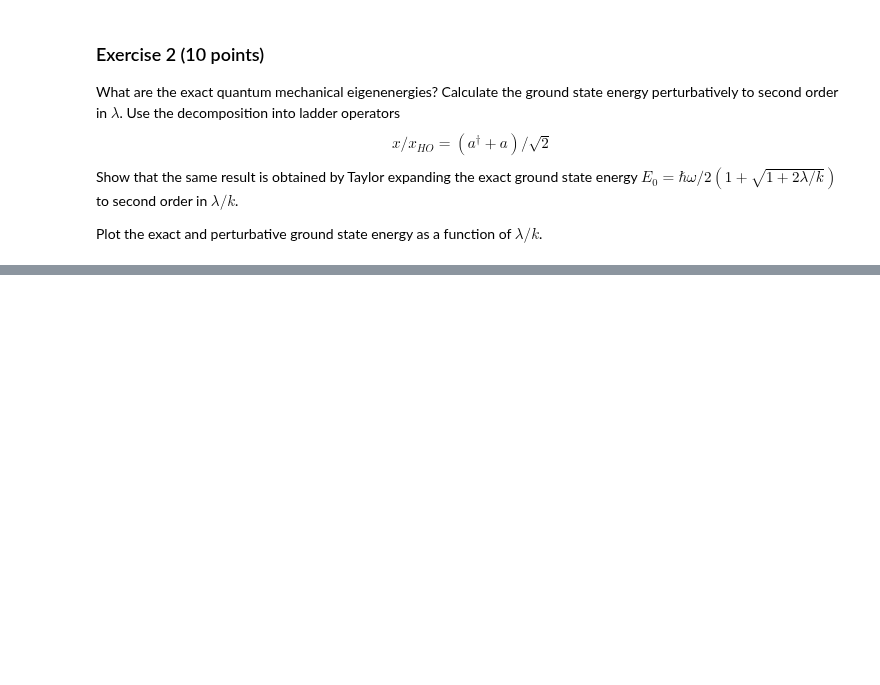
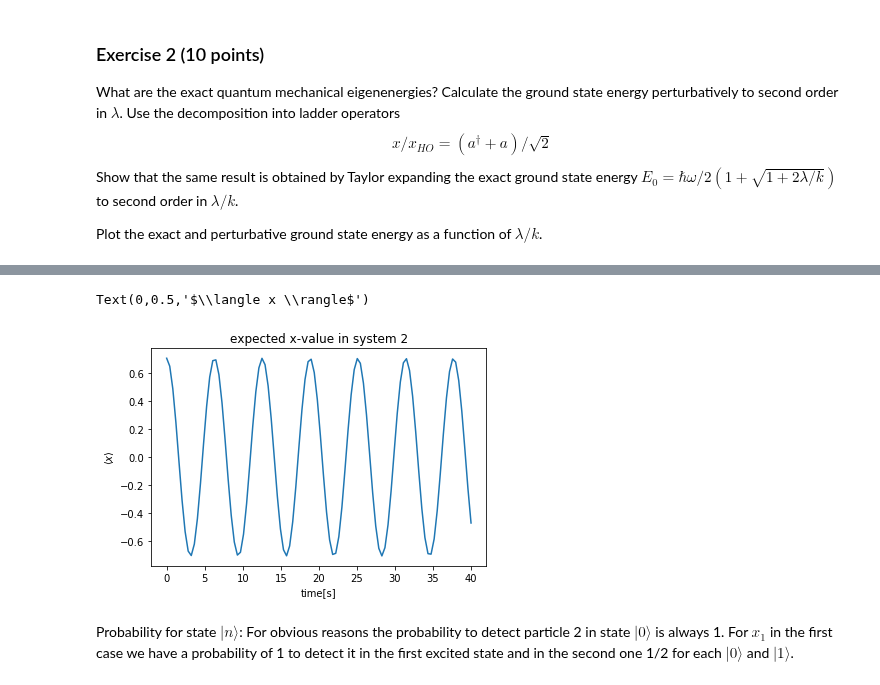
Before and after one commit to ml4cdeca/ComputationalQuantumDynamics, a Jupyter notebook: blatt3/exercise3.ipynb, the cells around one changed output, grey strips where cells are left out. Cells and saved outputs as stored; diff of their text form; code cells hidden in the pictures; blank space fills up the shorter version.

```diff
--- a/blatt3/exercise3.ipynb
+++ b/blatt3/exercise3.ipynb
@@ -63,0 +205,19 @@ If you want to go beyond, try other potentials!
+# %%
+def pertup(N,lam):
+    #setting our pertubation term together
+    x1,x2=xoperators(N)
+    OP=lam/2*(np.matmul(x1,x1)+np.matmul(x2,x2)-np.matmul(x2,x1)-np.matmul(x1,x2))
+    return OP,x1,x2
+# %%
+#function to give back our Eigenenergies
+def solve_Problem(N,lam):
+    #creating the needed operator
+    OP,x1,x2=pertup(N,lam)
+    #create unpertubed diagonalized hamiltonian matrix
+    I=diags(np.linspace(1/2,N-1/2,N),0).toarray()
+    J=I
+    x=np.eye(N)
+    #adding the tensorproducts to obtain the unpertubed hamiltonian matrix, for both particles
+    mat=np.kron(I,x)+np.kron(x,J)
+    eigval,eigvek=np.linalg.eig(mat+OP)
+    return eigval,eigvek
@@ -71,0 +318,21 @@ Bonus (not graded): Represent the wave function on a 2D spatial grid using the e
+# %%
+def x_exp(t,E00,E10):
+    return 1/np.sqrt(2)*np.cos((E10-E00)*t)
+# %%
+N=10
+lam=.2
+x,y=solve_Problem(N,lam)
+eigval=np.sort(x)
+E00=eigval[0]
+E10=eigval[1]
+t=np.linspace(0,40,100)
+plt.plot(t,x_exp(t,E00,E10))
+plt.title("expected x-value in system 2")
+plt.xlabel("time[s]")
+plt.ylabel(r"$\langle x \rangle$")
+# %% [output]
+Text(0,0.5,'$\\langle x \\rangle$')
+[figure, added]
+# %% [markdown]
+Probability for state $|n\rangle$:
+For obvious reasons the probability to detect particle 2 in state $|0\rangle$ is always 1. For $x_1$ in the first case we have a probability of 1 to detect it in the first excited state and in the second one 1/2 for each $|0\rangle$ and $|1\rangle$.
```
Also changed, not shown: parts of 25 cells of this notebook.
